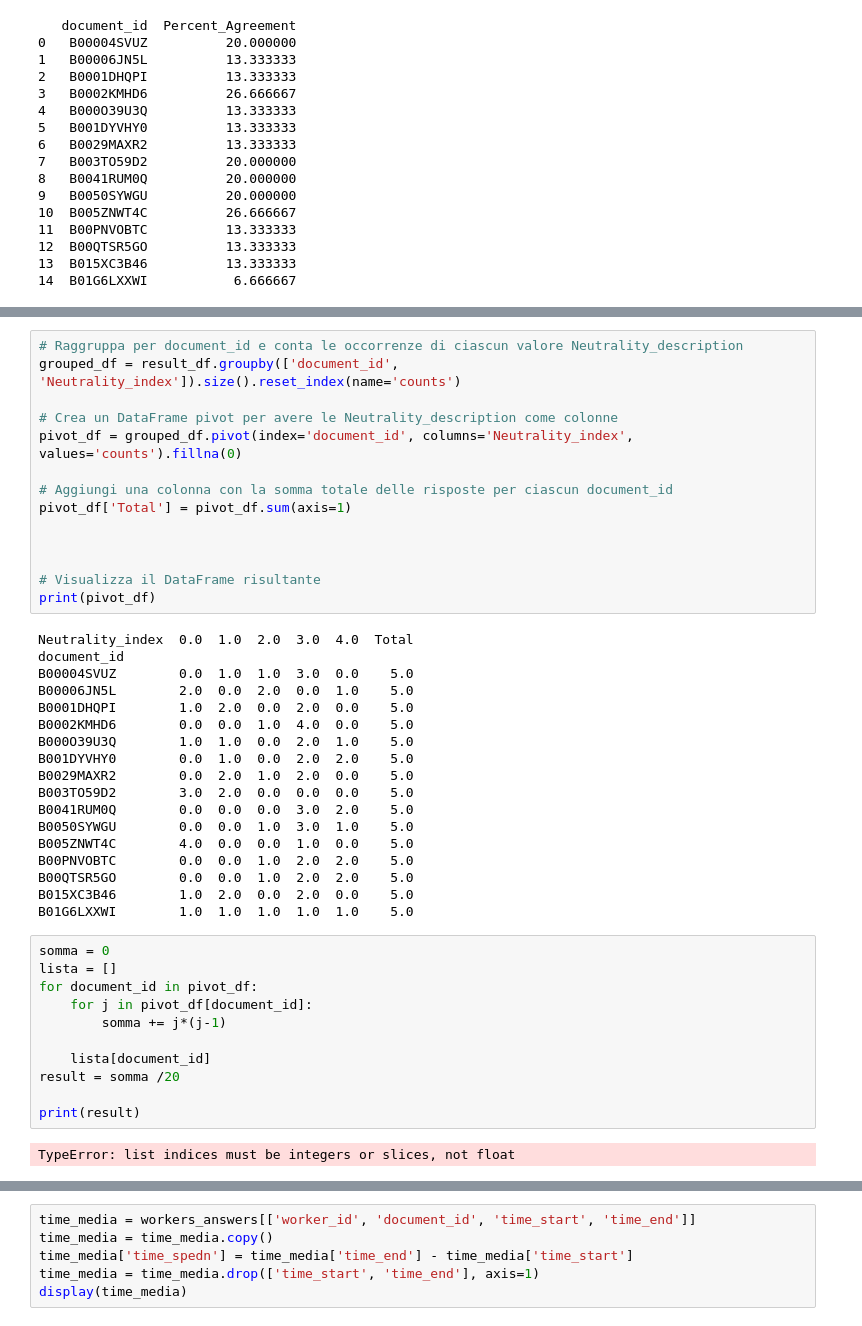
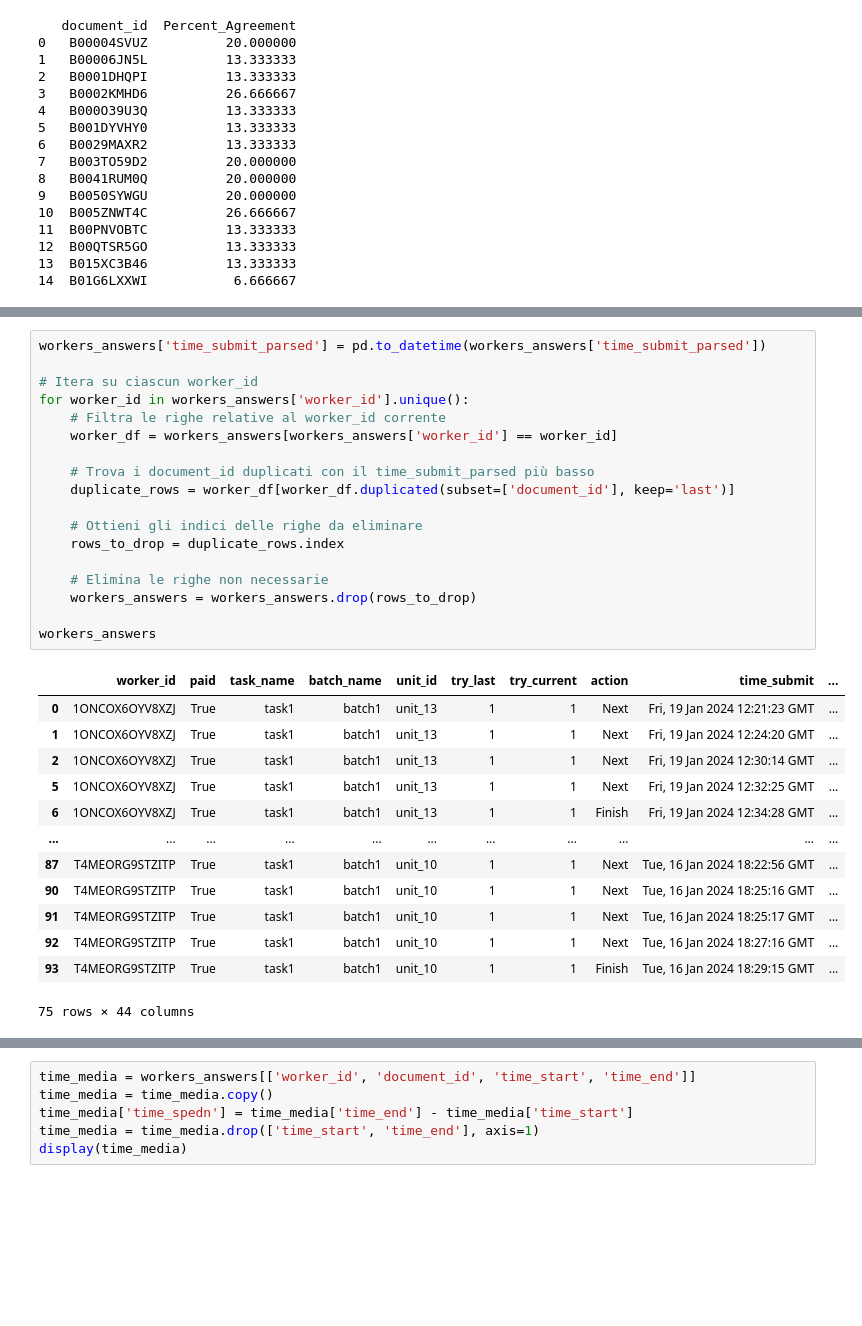
Before and after one commit to gianluca-fava/Project_Crowd_Source, a Jupyter notebook: Analysis.ipynb, the cells around one changed output, grey strips where cells are left out. Cells and saved outputs as stored; diff of their text form; blank space fills up the shorter version.

```diff
--- a/Analysis.ipynb
+++ b/Analysis.ipynb
@@ -170,45 +139,32 @@ print(result_pairwise_df)
-# %%
-# Raggruppa per document_id e conta le occorrenze di ciascun valore Neutrality_description
-grouped_df = result_df.groupby(['document_id', 'Neutrality_index']).size().reset_index(name='counts')
-
-# Crea un DataFrame pivot per avere le Neutrality_description come colonne
-pivot_df = grouped_df.pivot(index='document_id', columns='Neutrality_index', values='counts').fillna(0)
-
-# Aggiungi una colonna con la somma totale delle risposte per ciascun document_id
-pivot_df['Total'] = pivot_df.sum(axis=1)
-
-
-
-# Visualizza il DataFrame risultante
-print(pivot_df)
-# %% [output]
-Neutrality_index  0.0  1.0  2.0  3.0  4.0  Total
-document_id
-B00004SVUZ        0.0  1.0  1.0  3.0  0.0    5.0
-B00006JN5L        2.0  0.0  2.0  0.0  1.0    5.0
-B0001DHQPI        1.0  2.0  0.0  2.0  0.0    5.0
-B0002KMHD6        0.0  0.0  1.0  4.0  0.0    5.0
-B000O39U3Q        1.0  1.0  0.0  2.0  1.0    5.0
-B001DYVHY0        0.0  1.0  0.0  2.0  2.0    5.0
-B0029MAXR2        0.0  2.0  1.0  2.0  0.0    5.0
-B003TO59D2        3.0  2.0  0.0  0.0  0.0    5.0
-B0041RUM0Q        0.0  0.0  0.0  3.0  2.0    5.0
-B0050SYWGU        0.0  0.0  1.0  3.0  1.0    5.0
-B005ZNWT4C        4.0  0.0  0.0  1.0  0.0    5.0
-B00PNVOBTC        0.0  0.0  1.0  2.0  2.0    5.0
-B00QTSR5GO        0.0  0.0  1.0  2.0  2.0    5.0
-B015XC3B46        1.0  2.0  0.0  2.0  0.0    5.0
-B01G6LXXWI        1.0  1.0  1.0  1.0  1.0    5.0
-# %%
-somma = 0
-lista = []
-for document_id in pivot_df:
-    for j in pivot_df[document_id]:
-        somma += j*(j-1)
-
-    lista[document_id]
-result = somma /20
-
-print(result)
-# %% [output]
-TypeError: list indices must be integers or slices, not float
+# %%
+workers_answers['time_submit_parsed'] = pd.to_datetime(workers_answers['time_submit_parsed'])
+
+# Itera su ciascun worker_id
+for worker_id in workers_answers['worker_id'].unique():
+    # Filtra le righe relative al worker_id corrente
+    worker_df = workers_answers[workers_answers['worker_id'] == worker_id]
+
+    # Trova i document_id duplicati con il time_submit_parsed più basso
+    duplicate_rows = worker_df[worker_df.duplicated(subset=['document_id'], keep='last')]
+
+    # Ottieni gli indici delle righe da eliminare
+    rows_to_drop = duplicate_rows.index
+
+    # Elimina le righe non necessarie
+    workers_answers = workers_answers.drop(rows_to_drop)
+
+workers_answers
+# %% [output]
+|  | worker_id | paid | task_name | batch_name | unit_id | try_last | try_current | action | time_submit | ... |
+| 0 | 1ONCOX6OYV8XZJ | True | task1 | batch1 | unit_13 | 1 | 1 | Next | Fri, 19 Jan 2024 12:21:23 GMT | ... |
+| 1 | 1ONCOX6OYV8XZJ | True | task1 | batch1 | unit_13 | 1 | 1 | Next | Fri, 19 Jan 2024 12:24:20 GMT | ... |
+| 2 | 1ONCOX6OYV8XZJ | True | task1 | batch1 | unit_13 | 1 | 1 | Next | Fri, 19 Jan 2024 12:30:14 GMT | ... |
+| 5 | 1ONCOX6OYV8XZJ | True | task1 | batch1 | unit_13 | 1 | 1 | Next | Fri, 19 Jan 2024 12:32:25 GMT | ... |
+| 6 | 1ONCOX6OYV8XZJ | True | task1 | batch1 | unit_13 | 1 | 1 | Finish | Fri, 19 Jan 2024 12:34:28 GMT | ... |
+| ... | ... | ... | ... | ... | ... | ... | ... | ... | ... | ... |
+| 87 | T4MEORG9STZITP | True | task1 | batch1 | unit_10 | 1 | 1 | Next | Tue, 16 Jan 2024 18:22:56 GMT | ... |
+| 90 | T4MEORG9STZITP | True | task1 | batch1 | unit_10 | 1 | 1 | Next | Tue, 16 Jan 2024 18:25:16 GMT | ... |
+| 91 | T4MEORG9STZITP | True | task1 | batch1 | unit_10 | 1 | 1 | Next | Tue, 16 Jan 2024 18:25:17 GMT | ... |
+| 92 | T4MEORG9STZITP | True | task1 | batch1 | unit_10 | 1 | 1 | Next | Tue, 16 Jan 2024 18:27:16 GMT | ... |
+| 93 | T4MEORG9STZITP | True | task1 | batch1 | unit_10 | 1 | 1 | Finish | Tue, 16 Jan 2024 18:29:15 GMT | ... |
+75 rows × 44 columns
```
Also changed, not shown: parts of 3 cells of this notebook.
